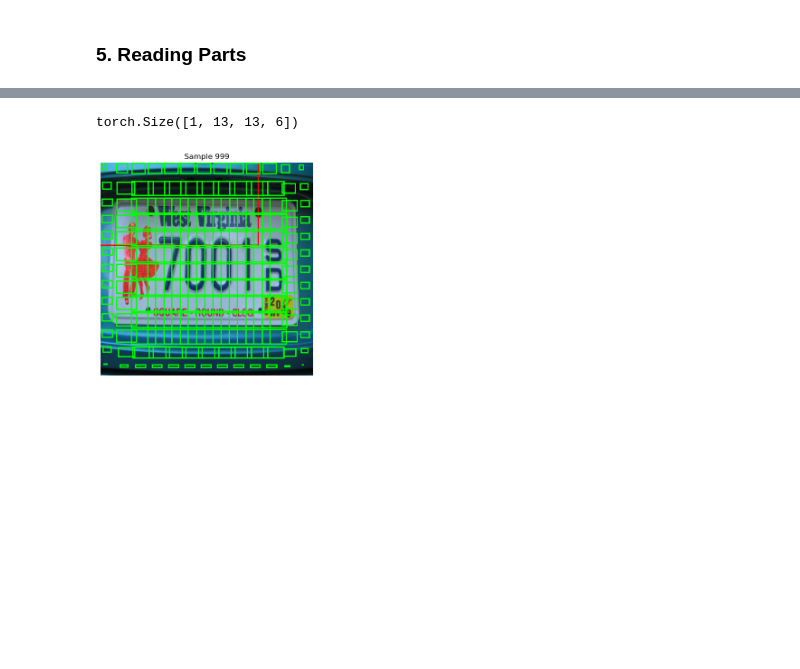
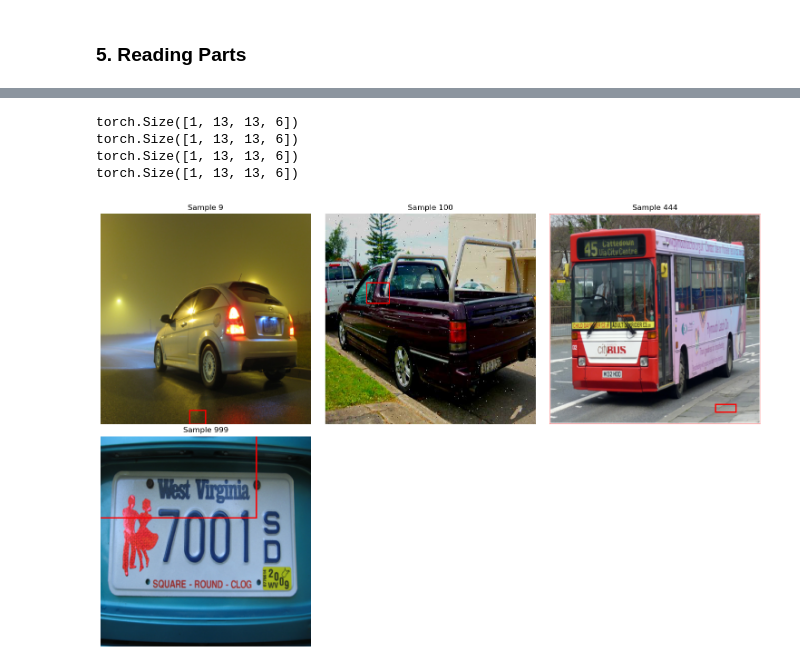
Before and after one commit to C3l3stin/ICVIS_project, a Jupyter notebook: notebooks/celestin.ipynb, the cells around one changed output, grey strips where cells are left out. Cells and saved outputs as stored; diff of their text form; code cells hidden in the pictures; blank space fills up the shorter version.

```diff
--- a/notebooks/celestin.ipynb
+++ b/notebooks/celestin.ipynb
@@ -84,8 +84,8 @@ def process_pairs_to_normalized_dataset(pairs):
 
     return dataset_list
 # %%
-train_dataset = process_pairs_to_normalized_dataset(train_pairs[:1000])
-val_dataset   = process_pairs_to_normalized_dataset(val_pairs[:200])
+train_dataset = process_pairs_to_normalized_dataset(train_pairs)
+val_dataset   = process_pairs_to_normalized_dataset(val_pairs)
 # %% [markdown]
 #### 2.3 Transorm into PyTorch Dataset (YOLO format)
 # %%
@@ -144,10 +144,10 @@ val_ds   = YoloDataset(val_dataset,   transform=my_transforms, S=13)
 # %% [markdown]
 #### 2.4 Visualizing an example from the dataset
 # %%
-img, label = train_ds[1]
+img, label = train_ds[10]
 print("Image tensor shape:", img.shape)
 print("Label matrix shape:", label.shape)
-plot_yolo_sample(img, label, S=7)
+plot_yolo_sample(img, label, S=13)
 # %% [output]
 Image tensor shape: torch.Size([3, 416, 416])
 Label matrix shape: torch.Size([13, 13, 6])
@@ -601,33 +585,36 @@ def show_batch_detections(indices, cols=3, conf_thresh=0.3):
         ax.set_title(f"Sample {idx}")
         ax.axis("off")
 
         # Draw GT (RED)
         for box, cls in zip(gt_boxes, gt_classes):
             x0, y0, w, h = yolo_to_corners(box, W, H)
             rect = patches.Rectangle((x0, y0), w, h, edgecolor="red", facecolor="none", linewidth=2)
             ax.add_patch(rect)
             # ax.text(x0, y0-2, f"GT:{id_to_name[cls]}", color="red", fontsize=8, backgroundcolor="white")
 
         # Draw predictions (LIME)
         for box, cls, score in zip(pred_boxes, pred_classes, pred_scores):
             x0, y0, w, h = yolo_to_corners(box.tolist(), W, H)
             rect = patches.Rectangle((x0, y0), w, h, edgecolor="lime", facecolor="none", linewidth=2)
-            ax.add_patch(rect)
+            # ax.add_patch(rect)
             # ax.text(x0, y0-2, f"{id_to_name[cls.item()]} {score:.2f}",
             #         color="lime", fontsize=8, backgroundcolor="black")
 
     # Hide unused axes
     for ax in axes[len(indices):]:
         ax.axis("off")
 
     plt.tight_layout()
     plt.show()
 
 
 # ===============================
 # TEST ON IMAGEs
 # ===============================
-show_batch_detections([999])
+show_batch_detections([9,100,444,999])
 # %% [output]
 torch.Size([1, 13, 13, 6])
+torch.Size([1, 13, 13, 6])
+torch.Size([1, 13, 13, 6])
+torch.Size([1, 13, 13, 6])
-[figure, old version]
+[figure, new version]
```
Also changed, not shown: parts of 5 cells of this notebook.
